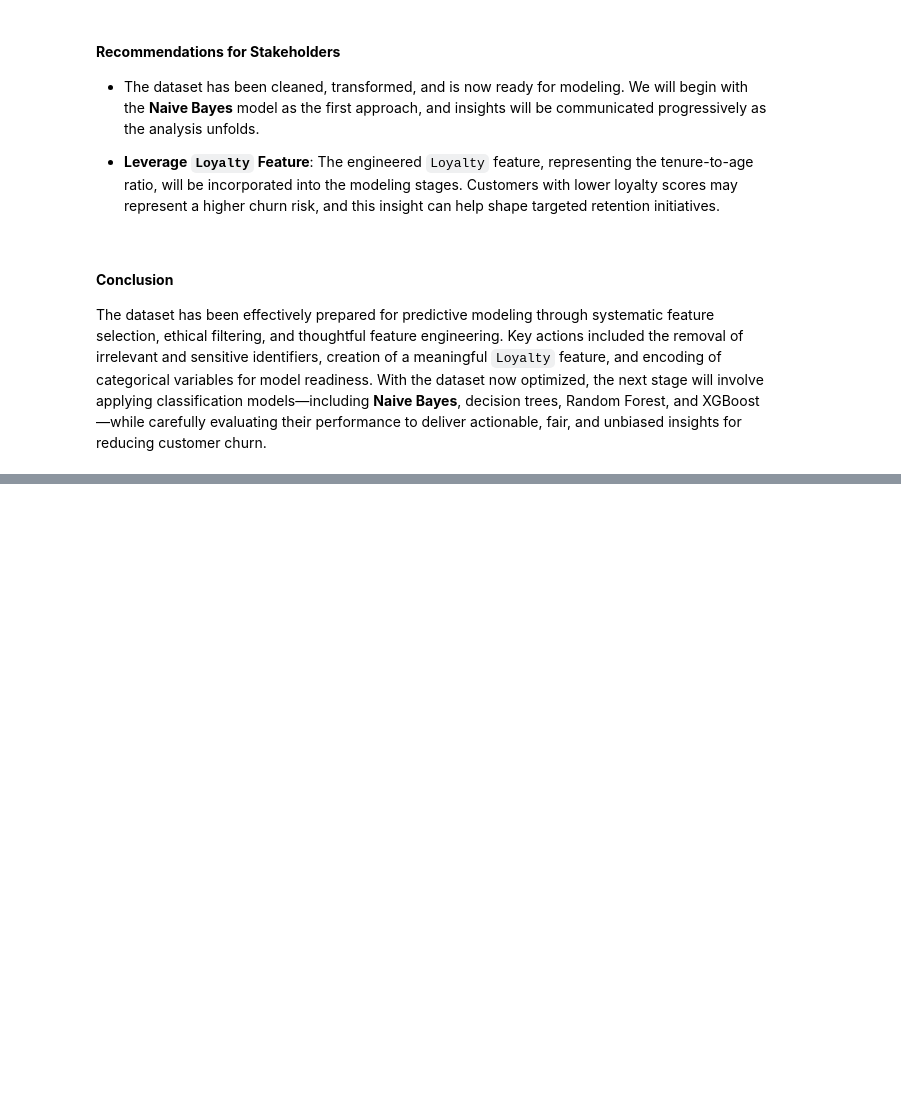
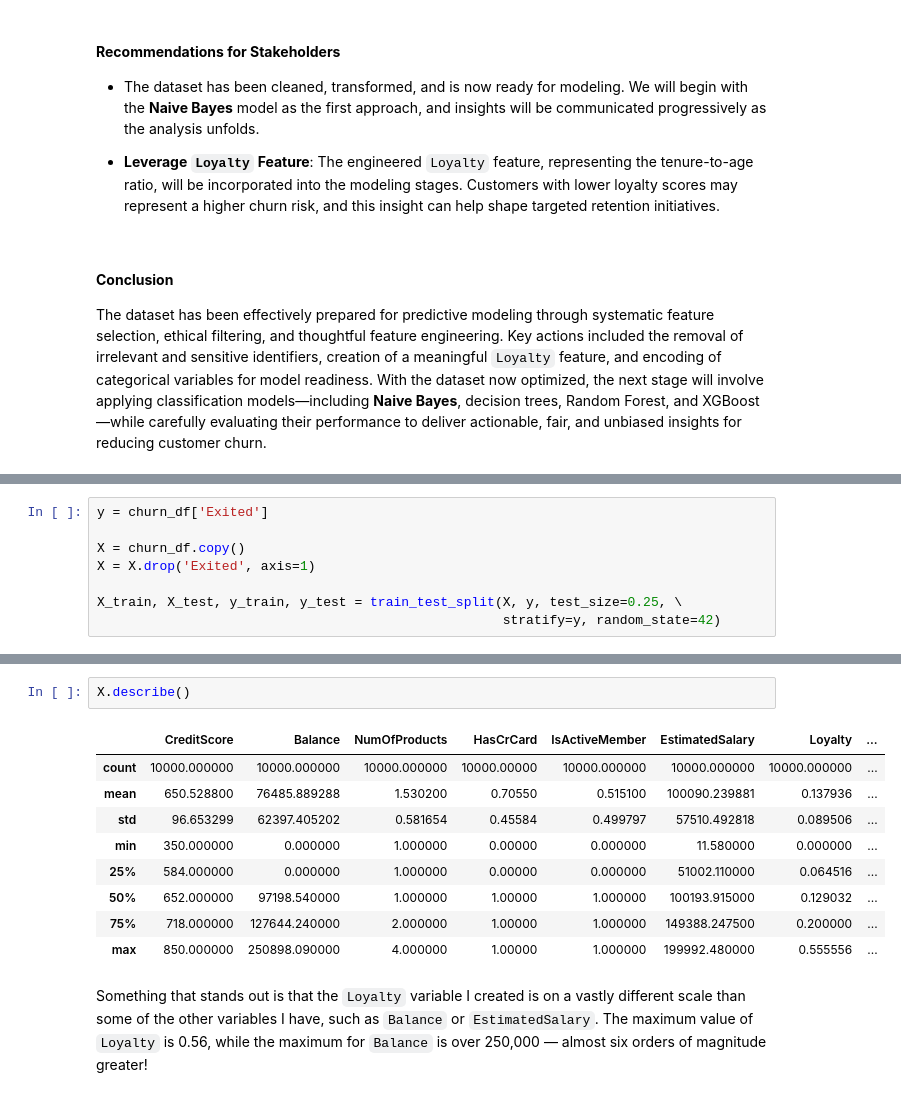
Before and after one commit to Cyberoctane29/Deutsche-Bank-Customer-Churn-Prediction-End-to-End-Analysis-and-Modeling, a Jupyter notebook: Deutsche_Bank_Customer_Churn_Prediction_End_to_End_Analysis_and_Modeling.ipynb, the cells around one changed output, grey strips where cells are left out. Drawn from its saved outputs; the diff is of its cells as text; blank space fills up the shorter version.

```diff
--- a/Deutsche_Bank_Customer_Churn_Prediction_End_to_End_Analysis_and_Modeling.ipynb
+++ b/Deutsche_Bank_Customer_Churn_Prediction_End_to_End_Analysis_and_Modeling.ipynb
@@ -487,0 +783,8 @@ The dataset has been effectively prepared for predictive modeling through system
+# %%
+y = churn_df['Exited']
+
+X = churn_df.copy()
+X = X.drop('Exited', axis=1)
+
+X_train, X_test, y_train, y_test = train_test_split(X, y, test_size=0.25, \
+                                                    stratify=y, random_state=42)
@@ -487,0 +883,14 @@ The dataset has been effectively prepared for predictive modeling through system
+# %%
+X.describe()
+# %% [output]
+|  | CreditScore | Balance | NumOfProducts | HasCrCard | IsActiveMember | EstimatedSalary | Loyalty | ... |
+| count | 10000.000000 | 10000.000000 | 10000.000000 | 10000.00000 | 10000.000000 | 10000.000000 | 10000.000000 | ... |
+| mean | 650.528800 | 76485.889288 | 1.530200 | 0.70550 | 0.515100 | 100090.239881 | 0.137936 | ... |
+| std | 96.653299 | 62397.405202 | 0.581654 | 0.45584 | 0.499797 | 57510.492818 | 0.089506 | ... |
+| min | 350.000000 | 0.000000 | 1.000000 | 0.00000 | 0.000000 | 11.580000 | 0.000000 | ... |
+| 25% | 584.000000 | 0.000000 | 1.000000 | 0.00000 | 0.000000 | 51002.110000 | 0.064516 | ... |
+| 50% | 652.000000 | 97198.540000 | 1.000000 | 1.00000 | 1.000000 | 100193.915000 | 0.129032 | ... |
+| 75% | 718.000000 | 127644.240000 | 2.000000 | 1.00000 | 1.000000 | 149388.247500 | 0.200000 | ... |
+| max | 850.000000 | 250898.090000 | 4.000000 | 1.00000 | 1.000000 | 199992.480000 | 0.555556 | ... |
+# %% [markdown]
+Something that stands out is that the `Loyalty` variable I created is on a vastly different scale than some of the other variables I have, such as `Balance` or `EstimatedSalary`. The maximum value of `Loyalty` is 0.56, while the maximum for `Balance` is over 250,000 — almost six orders of magnitude greater!
```
Also changed, not shown: parts of 68 cells of this notebook, 2 other files.
